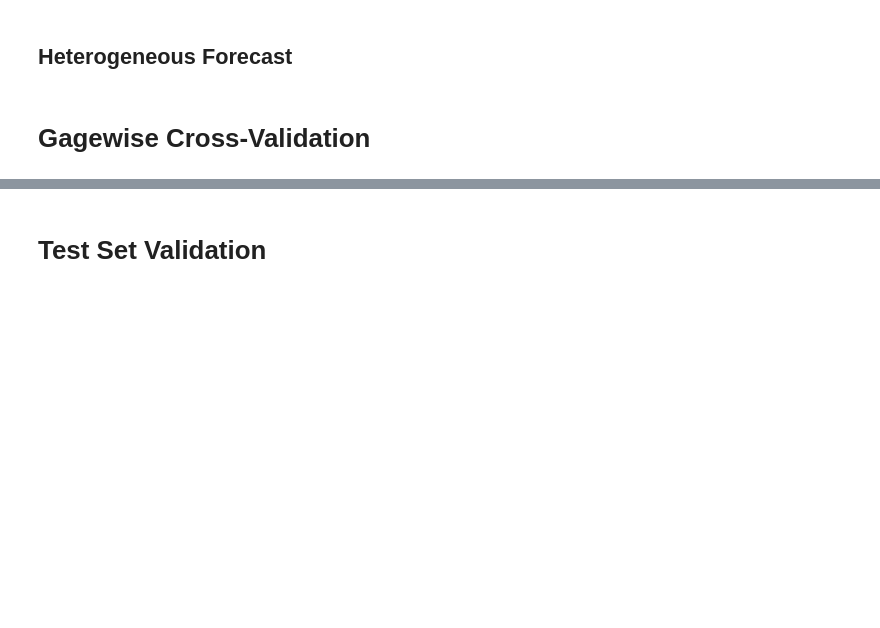
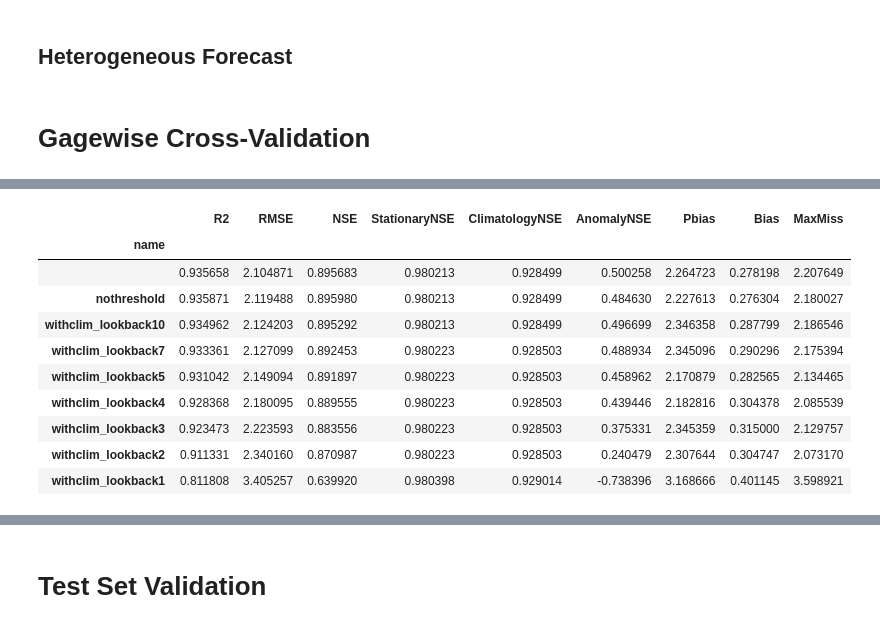
Before and after one commit to mines-ciroh/TempEst-NEWT, a Jupyter notebook: validations.ipynb, the cells around one changed output, grey strips where cells are left out. Saved outputs shown, nothing was run; the diff lists cells and outputs as text; code cells hidden in the pictures; blank space fills up the shorter version.

```diff
--- a/validations.ipynb
+++ b/validations.ipynb
@@ -192,2 +212,5 @@ with warnings.catch_warnings(action="ignore"):
 # %%
-kfr.groupby("id").apply(NEWT.analysis.perf_summary, include_groups=False).describe()
+persum = lambda x: pd.DataFrame(x.assign(date = lambda y: pd.to_datetime(y["date"])).groupby("id").apply(NEWT.analysis.perf_summary, include_groups=False).median()).T
+files = [f for f in os.listdir(bp + "results/") if f.startswith("kfold") and f.endswith(".csv")]
+with warnings.catch_warnings(action="ignore"):
+    results = pd.concat([persum(pd.read_csv(bp + "results/" + f)).assign(name=f[len("kfold_"):-len(".csv")]) for f in files]).set_index("name")
@@ -195,0 +221,14 @@ kfr.describe()
+# %%
+results.sort_values("RMSE")
+# %% [output]
+|  | R2 | RMSE | NSE | StationaryNSE | ClimatologyNSE | AnomalyNSE | Pbias | Bias | MaxMiss |
+| name |  |  |  |  |  |  |  |  |  |
+|  | 0.935658 | 2.104871 | 0.895683 | 0.980213 | 0.928499 | 0.500258 | 2.264723 | 0.278198 | 2.207649 |
+| nothreshold | 0.935871 | 2.119488 | 0.895980 | 0.980213 | 0.928499 | 0.484630 | 2.227613 | 0.276304 | 2.180027 |
+| withclim_lookback10 | 0.934962 | 2.124203 | 0.895292 | 0.980213 | 0.928499 | 0.496699 | 2.346358 | 0.287799 | 2.186546 |
+| withclim_lookback7 | 0.933361 | 2.127099 | 0.892453 | 0.980223 | 0.928503 | 0.488934 | 2.345096 | 0.290296 | 2.175394 |
+| withclim_lookback5 | 0.931042 | 2.149094 | 0.891897 | 0.980223 | 0.928503 | 0.458962 | 2.170879 | 0.282565 | 2.134465 |
+| withclim_lookback4 | 0.928368 | 2.180095 | 0.889555 | 0.980223 | 0.928503 | 0.439446 | 2.182816 | 0.304378 | 2.085539 |
+| withclim_lookback3 | 0.923473 | 2.223593 | 0.883556 | 0.980223 | 0.928503 | 0.375331 | 2.345359 | 0.315000 | 2.129757 |
+| withclim_lookback2 | 0.911331 | 2.340160 | 0.870987 | 0.980223 | 0.928503 | 0.240479 | 2.307644 | 0.304747 | 2.073170 |
+| withclim_lookback1 | 0.811808 | 3.405257 | 0.639920 | 0.980398 | 0.929014 | -0.738396 | 3.168666 | 0.401145 | 3.598921 |
```
Also changed, not shown: parts of 11 cells of this notebook.
